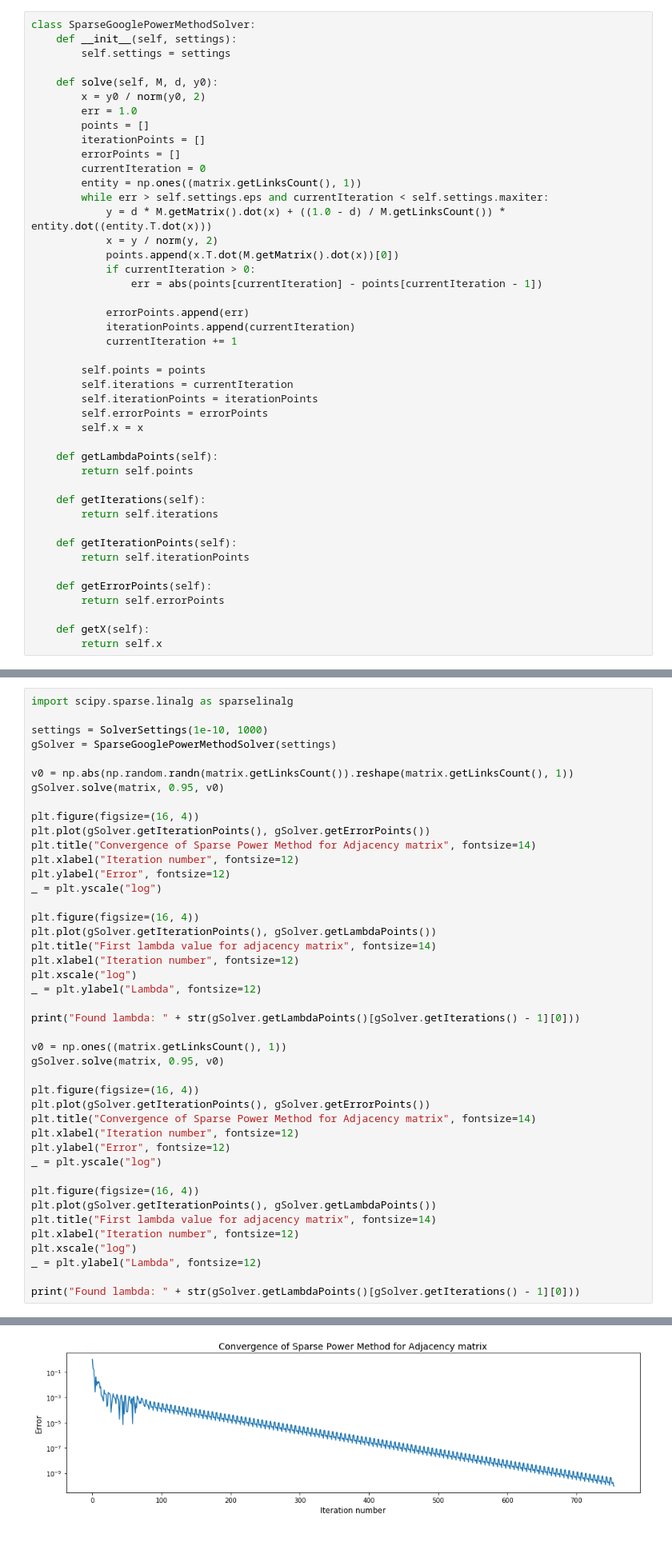
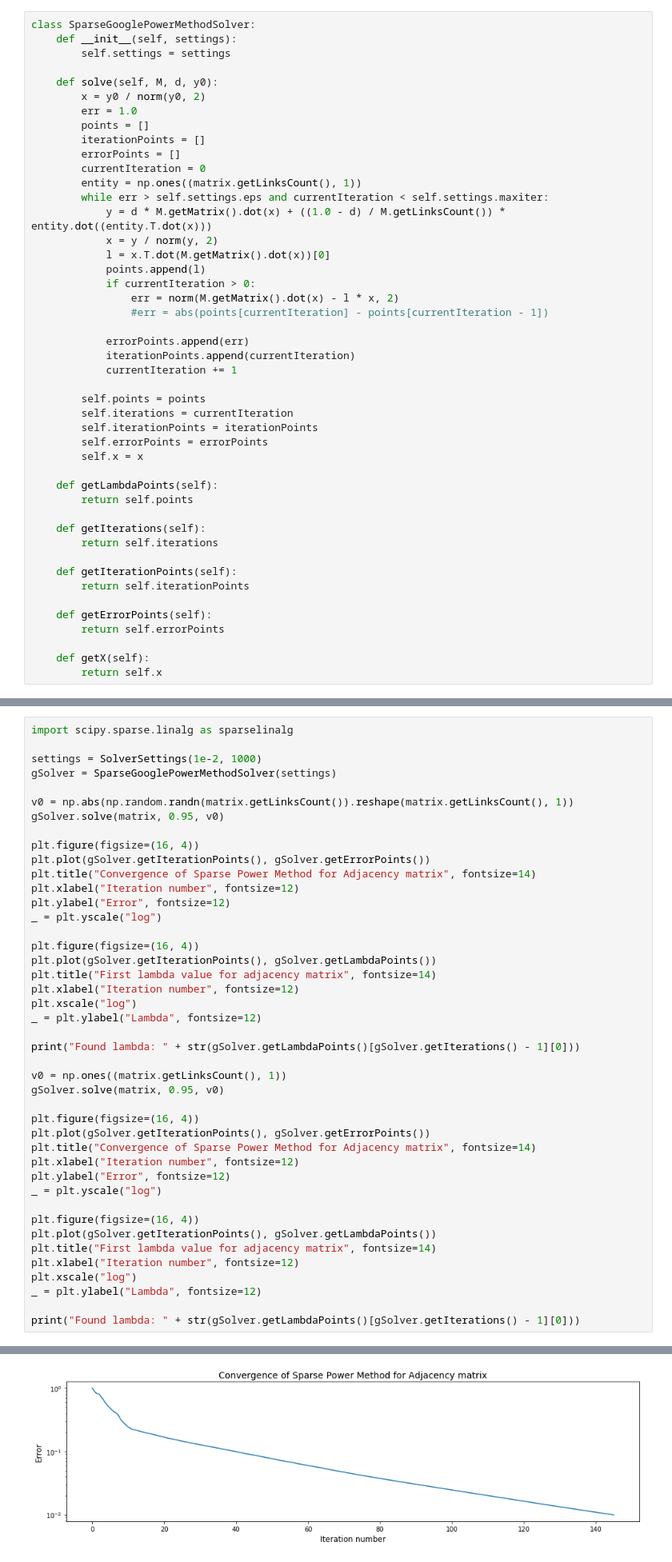
Before and after one commit to bvdmitri/ml-course, a Jupyter notebook: 02.homework/Task 2.ipynb, the cells around one changed output, grey strips where cells are left out. Shown at 80% size. Saved outputs shown, nothing was run; the diff lists cells and outputs as text.

```diff
--- a/02.homework/Task 2.ipynb
+++ b/02.homework/Task 2.ipynb
@@ -212,9 +214,11 @@ class SparseGooglePowerMethodSolver:
         while err > self.settings.eps and currentIteration < self.settings.maxiter:
             y = d * M.getMatrix().dot(x) + ((1.0 - d) / M.getLinksCount()) * entity.dot((entity.T.dot(x)))
             x = y / norm(y, 2)
-            points.append(x.T.dot(M.getMatrix().dot(x))[0])
+            l = x.T.dot(M.getMatrix().dot(x))[0]
+            points.append(l)
             if currentIteration > 0:
-                err = abs(points[currentIteration] - points[currentIteration - 1])
+                err = norm(M.getMatrix().dot(x) - l * x, 2)
+                #err = abs(points[currentIteration] - points[currentIteration - 1])
 
             errorPoints.append(err)
             iterationPoints.append(currentIteration)
@@ -250,7 +254,7 @@ Links count: 27770
 # %%
 import scipy.sparse.linalg as sparselinalg
 
-settings = SolverSettings(1e-10, 1000)
+settings = SolverSettings(1e-2, 1000)
 gSolver = SparseGooglePowerMethodSolver(settings)
 
 v0 = np.abs(np.random.randn(matrix.getLinksCount()).reshape(matrix.getLinksCount(), 1))
@@ -298 +302 @@ Found lambda: 1.02085409743
-[figure, old version]
+[figure, new version]
```
Also changed, not shown: parts of 4 cells of this notebook.
